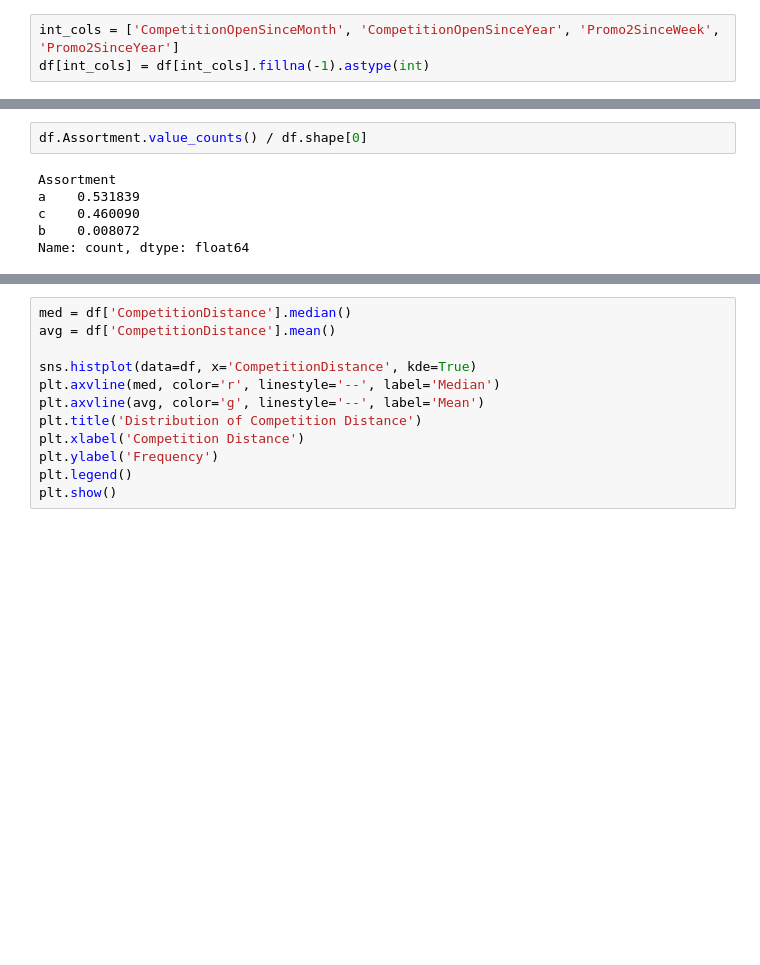
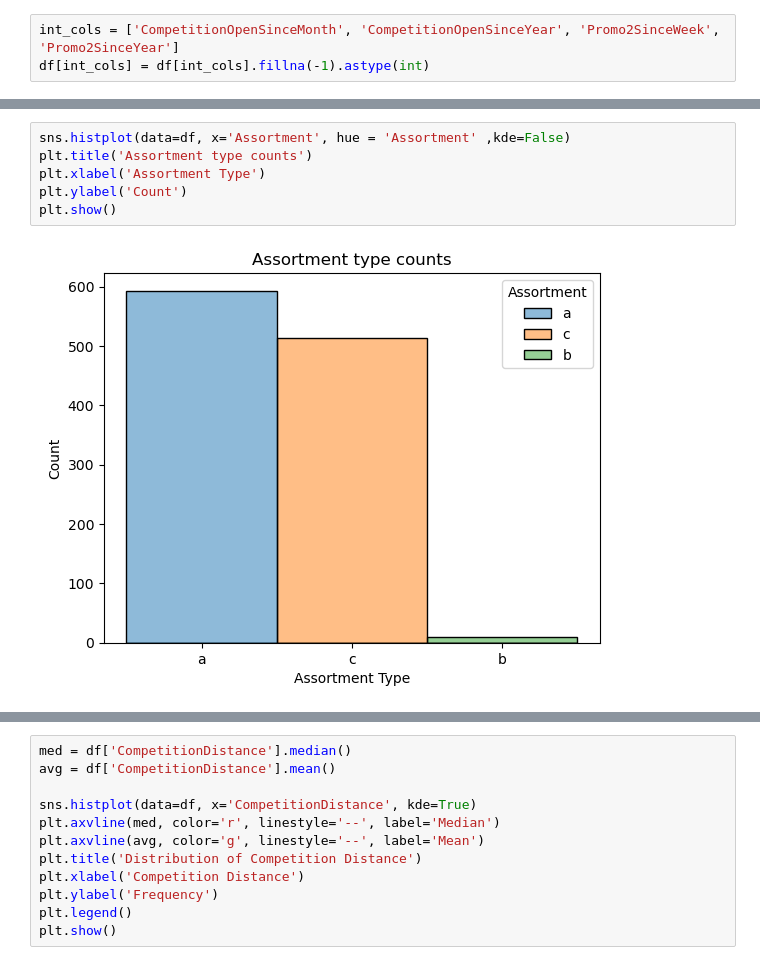
Before and after one commit to CarlosHernandez3/CAP_3764_2025_Fall_Team_2, a Jupyter notebook: store_eda.ipynb, the cells around one changed output, grey strips where cells are left out. Cells and saved outputs as stored; diff of their text form; blank space fills up the shorter version.

```diff
--- a/store_eda.ipynb
+++ b/store_eda.ipynb
@@ -60,9 +59,9 @@ Name: count, dtype: float64
 # %%
-df.Assortment.value_counts() / df.shape[0]
+sns.histplot(data=df, x='Assortment', hue = 'Assortment' ,kde=False)
+plt.title('Assortment type counts')
+plt.xlabel('Assortment Type')
+plt.ylabel('Count')
+plt.show()
 # %% [output]
-Assortment
-a    0.531839
-c    0.460090
-b    0.008072
-Name: count, dtype: float64
+[figure, added]
 # %%
```
Also changed, not shown: parts of 8 cells of this notebook.
